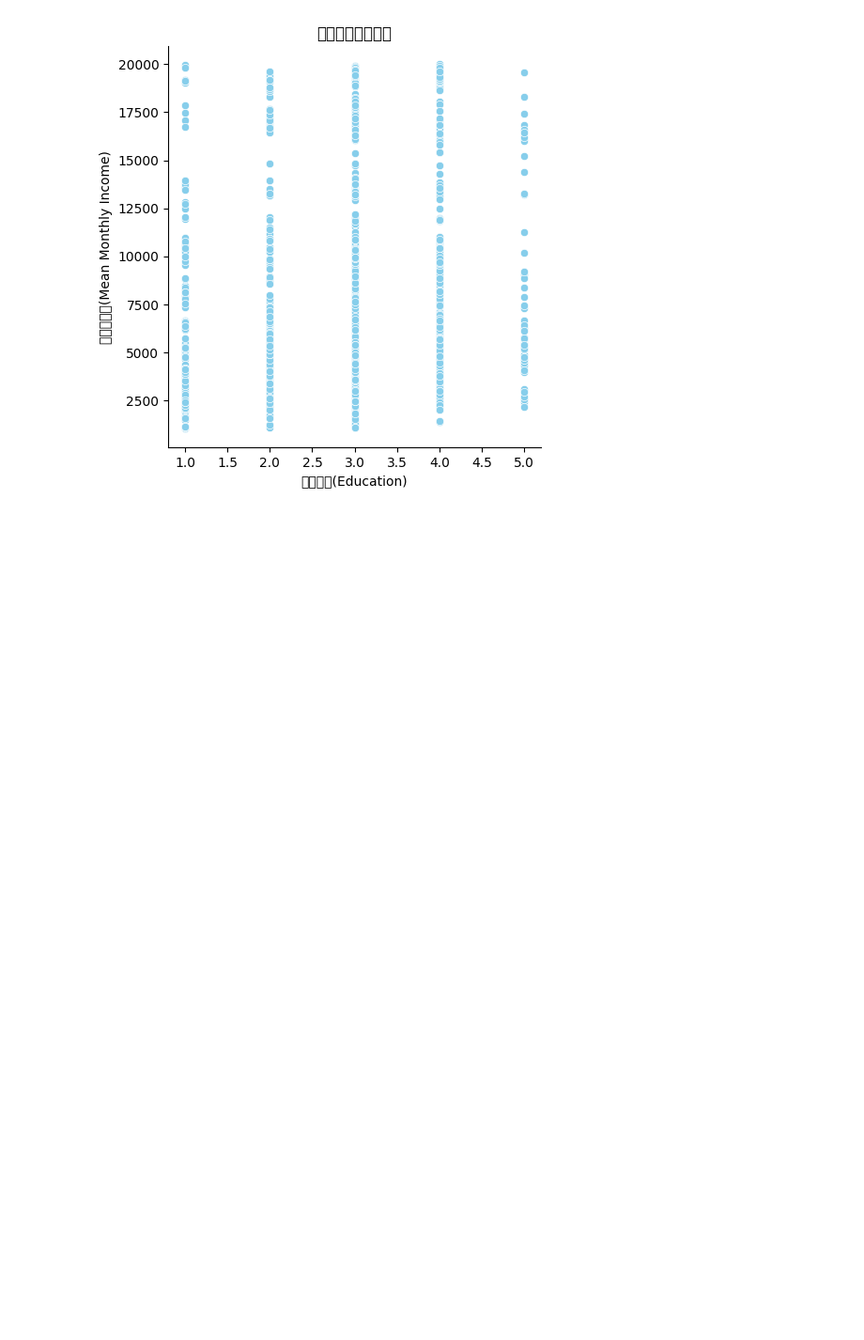
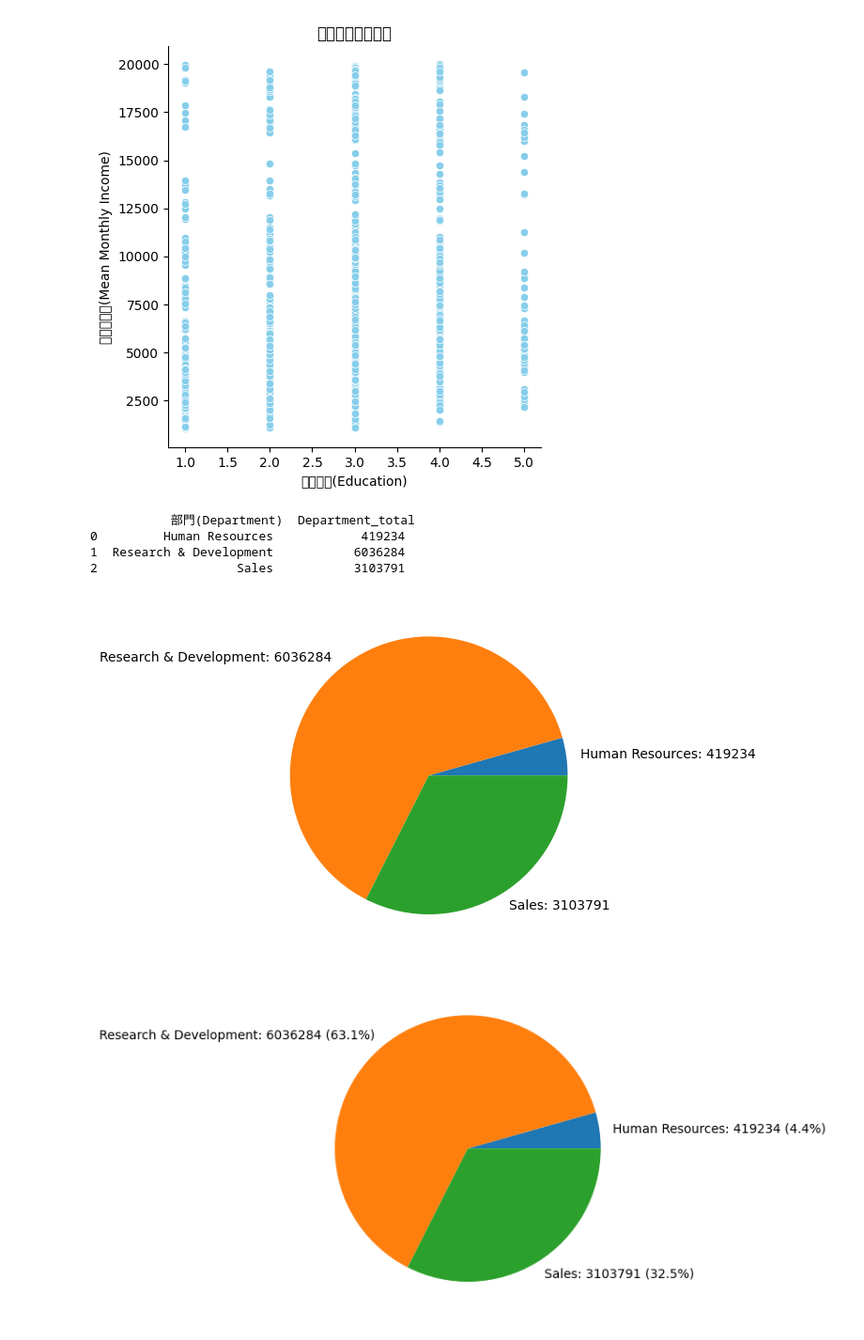
Before and after one commit to t8101349/Colab-, a Jupyter notebook: 03_04_Pandas_作業_28_王韋博.ipynb, the cells around one changed output. Shown at 94% size. Cells and saved outputs as stored; diff of their text form; code cells hidden in the pictures; blank space fills up the shorter version.

```diff
--- a/03_04_Pandas_作業_28_王韋博.ipynb
+++ b/03_04_Pandas_作業_28_王韋博.ipynb
@@ -230,3 +226,35 @@ plt.show()
+# %%
+# 請計算各個部門的人力支出總額跟占比，並畫出派餅圖
+# matplotlib.pyplot.pie
+# https://matplotlib.org/stable/api/_as_gen/matplotlib.pyplot.pie.html
+import matplotlib.pyplot as plt
+Department_salary_group = data.groupby('部門(Department)')['月收入(MonthlyIncome)']
+Department_salary_stats = Department_salary_group.agg(Department_total='sum').reset_index()
+print(Department_salary_stats)
+#Department_salary_stats['total'] = Department_salary_group['Department_total'].sum().reset_index()
+
+
+# Get the department names for labels
+labels = [f"{row['部門(Department)']}: {row['Department_total']}"
+          for _, row in Department_salary_stats.iterrows()]
+plt.pie(x='Department_total', data=Department_salary_stats, labels=labels,
+        pctdistance=0.6, labeldistance=1.1, startangle=0, radius=1)
+plt.show()
+
+
+total_salary = Department_salary_stats['Department_total'].sum()
+labels2 = [f"{row['部門(Department)']}: {row['Department_total']} ({(row['Department_total'] / total_salary) * 100:.1f}%)"
+          for _, row in Department_salary_stats.iterrows()]
+plt.pie(x='Department_total', data=Department_salary_stats, labels=labels2,
+        pctdistance=0.6, labeldistance=1.1, startangle=0, radius=1)
+plt.show()
+# %% [output]
+           部門(Department)  Department_total
+0         Human Resources            419234
+1  Research & Development           6036284
+2                   Sales           3103791
+[figure, added]
+[figure, added]
 # %%
 # 請計算各部門的現職員工總數
 # 並用長條圖顯示
```
Also changed, not shown: parts of 2 cells of this notebook.
